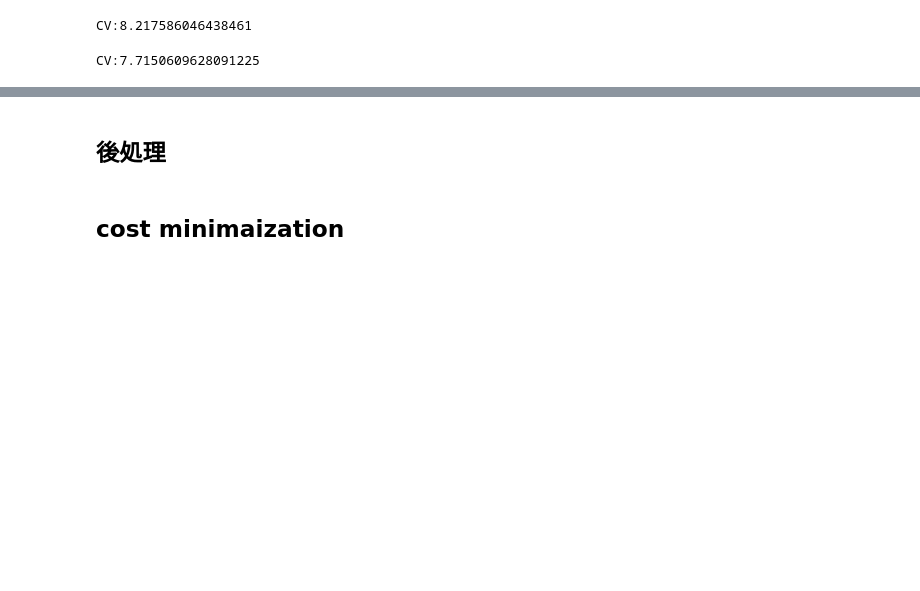
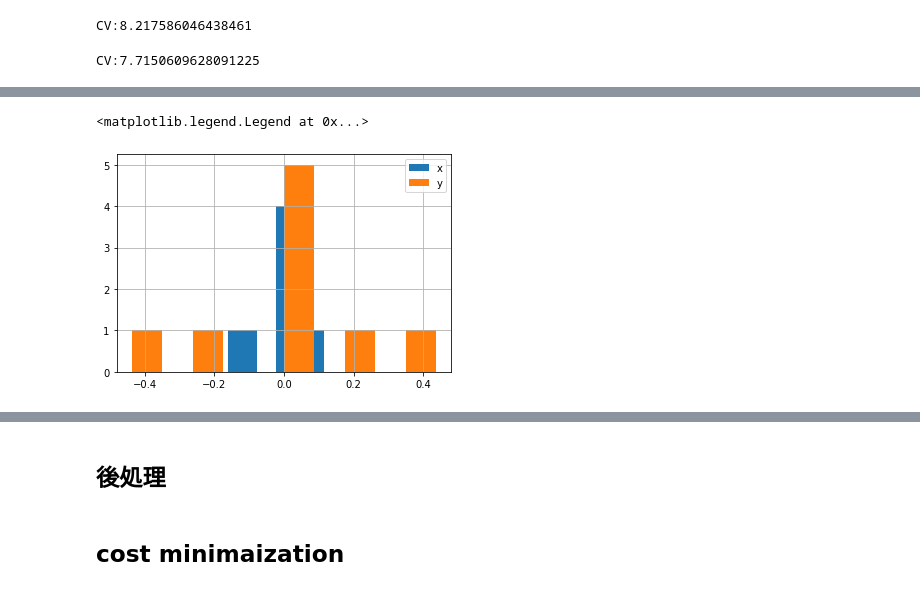
Before and after one commit to kuto5046/kaggle-indoor, a Jupyter notebook: exp/exp008/exp008.ipynb, the cells around one changed output, grey strips where cells are left out. Drawn from its saved outputs; the diff is of its cells as text; code cells hidden in the pictures; blank space fills up the shorter version.

```diff
--- a/exp/exp008/exp008.ipynb
+++ b/exp/exp008/exp008.ipynb
@@ -650,0 +818,7 @@ CV:7.7150609628091225
+# %%
+(df['x'] - df['_x']).hist(label='x')
+(df['y'] - df['_y']).hist(label='y')
+plt.legend()
+# %% [output]
+<matplotlib.legend.Legend at 0x...>
+[figure, added]
```
Also changed, not shown: parts of 34 cells of this notebook, 4 other files.
